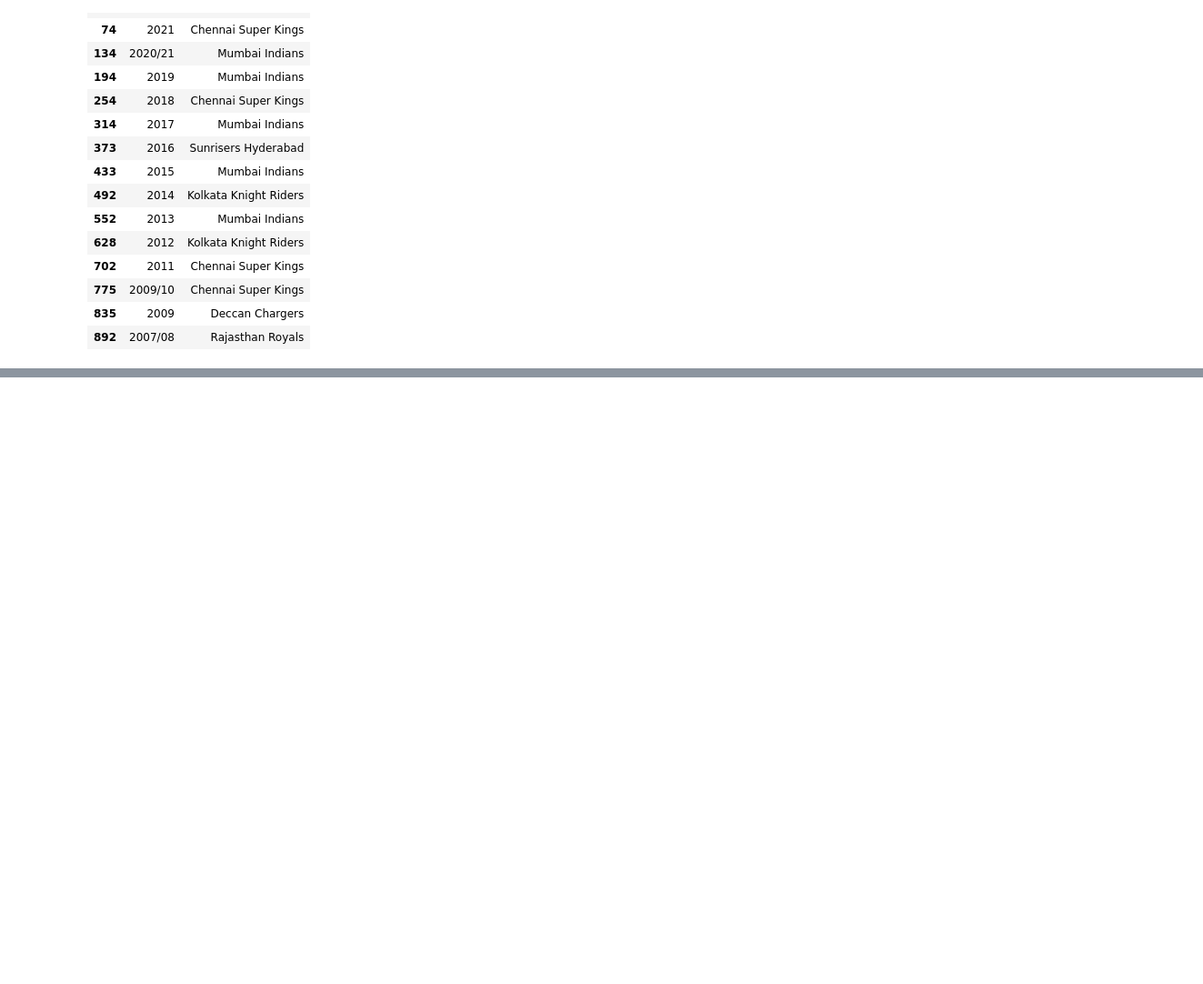
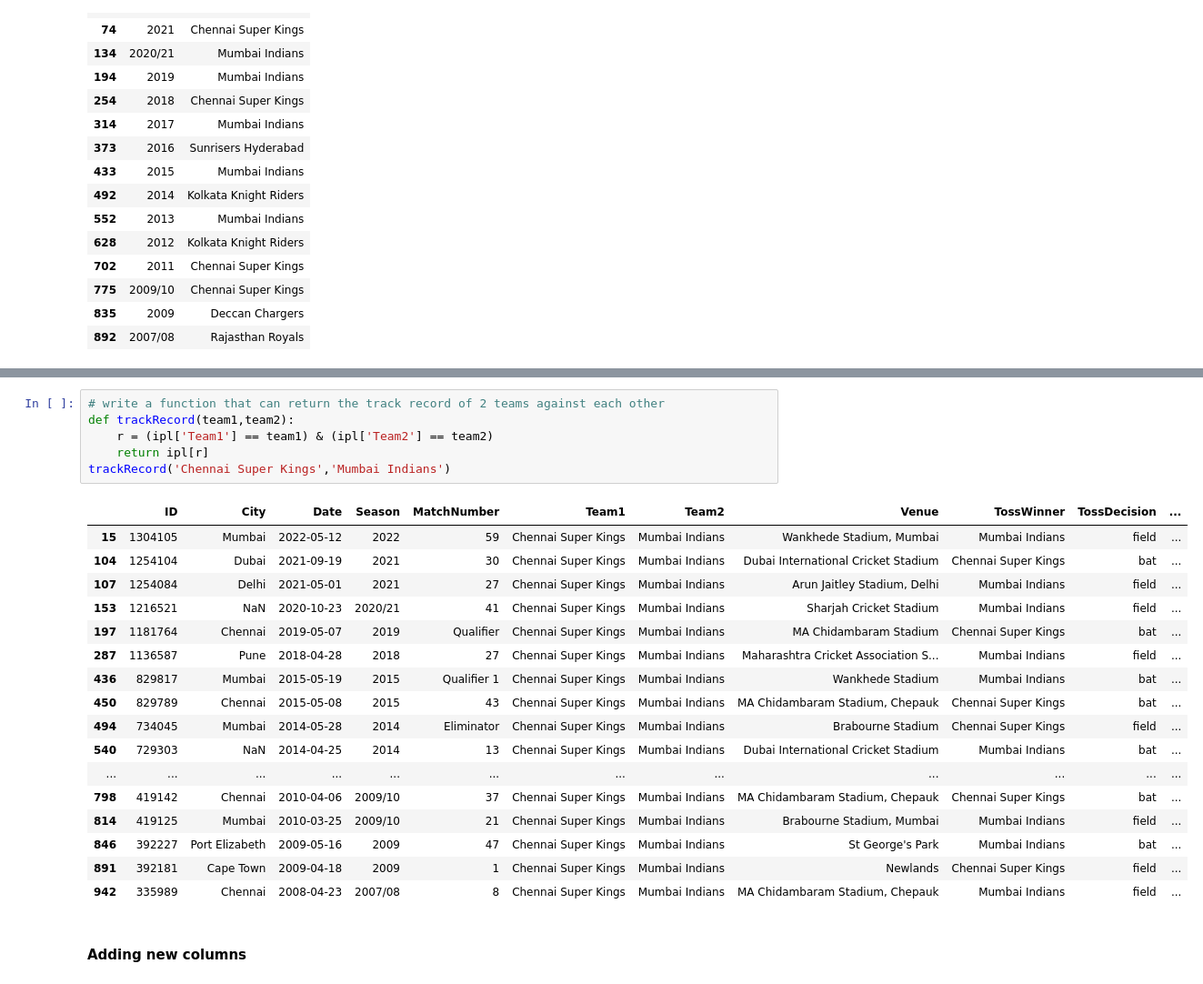
Before and after one commit to abhinavpandey010/Python-Libraries, a Jupyter notebook: Pandas/dataframe.ipynb, the cells around one changed output, grey strips where cells are left out. Shown: that part at 91% size. Cells and saved outputs as stored; diff of their text form; blank space fills up the shorter version.

```diff
--- a/Pandas/dataframe.ipynb
+++ b/Pandas/dataframe.ipynb
@@ -472,0 +499,26 @@ new_df[['Season','WinningTeam']]
+# %%
+# write a function that can return the track record of 2 teams against each other
+def trackRecord(team1,team2):
+    r = (ipl['Team1'] == team1) & (ipl['Team2'] == team2)
+    return ipl[r]
+trackRecord('Chennai Super Kings','Mumbai Indians')
+# %% [output]
+|  | ID | City | Date | Season | MatchNumber | Team1 | Team2 | Venue | TossWinner | TossDecision | ... |
+| 15 | 1304105 | Mumbai | 2022-05-12 | 2022 | 59 | Chennai Super Kings | Mumbai Indians | Wankhede Stadium, Mumbai | Mumbai Indians | field | ... |
+| 104 | 1254104 | Dubai | 2021-09-19 | 2021 | 30 | Chennai Super Kings | Mumbai Indians | Dubai International Cricket Stadium | Chennai Super Kings | bat | ... |
+| 107 | 1254084 | Delhi | 2021-05-01 | 2021 | 27 | Chennai Super Kings | Mumbai Indians | Arun Jaitley Stadium, Delhi | Mumbai Indians | field | ... |
+| 153 | 1216521 | NaN | 2020-10-23 | 2020/21 | 41 | Chennai Super Kings | Mumbai Indians | Sharjah Cricket Stadium | Mumbai Indians | field | ... |
+| 197 | 1181764 | Chennai | 2019-05-07 | 2019 | Qualifier | Chennai Super Kings | Mumbai Indians | MA Chidambaram Stadium | Chennai Super Kings | bat | ... |
+| 287 | 1136587 | Pune | 2018-04-28 | 2018 | 27 | Chennai Super Kings | Mumbai Indians | Maharashtra Cricket Association S... | Mumbai Indians | field | ... |
+| 436 | 829817 | Mumbai | 2015-05-19 | 2015 | Qualifier 1 | Chennai Super Kings | Mumbai Indians | Wankhede Stadium | Mumbai Indians | bat | ... |
+| 450 | 829789 | Chennai | 2015-05-08 | 2015 | 43 | Chennai Super Kings | Mumbai Indians | MA Chidambaram Stadium, Chepauk | Chennai Super Kings | bat | ... |
+| 494 | 734045 | Mumbai | 2014-05-28 | 2014 | Eliminator | Chennai Super Kings | Mumbai Indians | Brabourne Stadium | Chennai Super Kings | field | ... |
+| 540 | 729303 | NaN | 2014-04-25 | 2014 | 13 | Chennai Super Kings | Mumbai Indians | Dubai International Cricket Stadium | Mumbai Indians | bat | ... |
+| ... | ... | ... | ... | ... | ... | ... | ... | ... | ... | ... | ... |
+| 798 | 419142 | Chennai | 2010-04-06 | 2009/10 | 37 | Chennai Super Kings | Mumbai Indians | MA Chidambaram Stadium, Chepauk | Chennai Super Kings | bat | ... |
+| 814 | 419125 | Mumbai | 2010-03-25 | 2009/10 | 21 | Chennai Super Kings | Mumbai Indians | Brabourne Stadium, Mumbai | Mumbai Indians | field | ... |
+| 846 | 392227 | Port Elizabeth | 2009-05-16 | 2009 | 47 | Chennai Super Kings | Mumbai Indians | St George's Park | Mumbai Indians | bat | ... |
+| 891 | 392181 | Cape Town | 2009-04-18 | 2009 | 1 | Chennai Super Kings | Mumbai Indians | Newlands | Chennai Super Kings | field | ... |
+| 942 | 335989 | Chennai | 2008-04-23 | 2007/08 | 8 | Chennai Super Kings | Mumbai Indians | MA Chidambaram Stadium, Chepauk | Mumbai Indians | field | ... |
+# %% [markdown]
+#### Adding new columns
```
Also changed, not shown: parts of 14 cells of this notebook.
